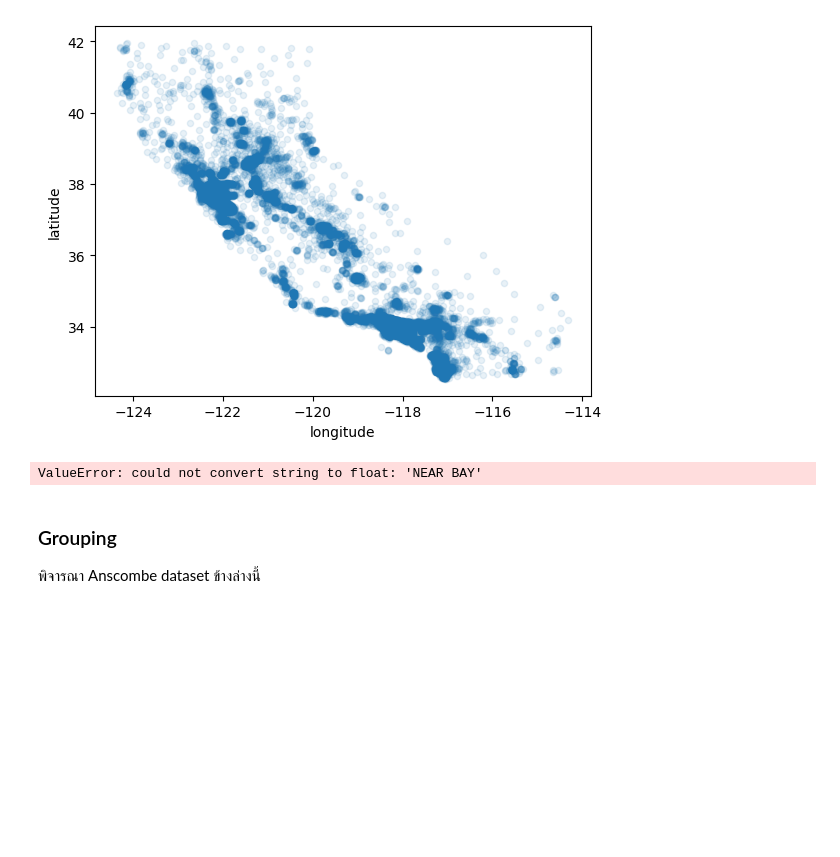
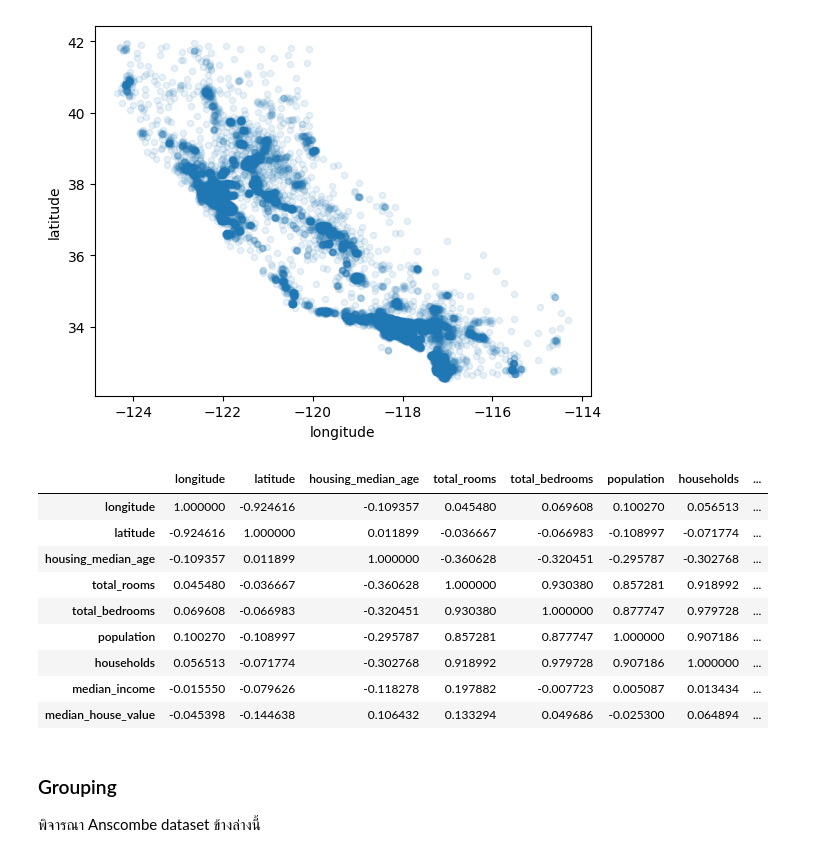
Before and after one commit to napol-boonthong-660510539/Statistical-Learning-Labs, a Jupyter notebook: Copy_of_229351_LAB01.ipynb, the cells around one changed output. Cells and saved outputs as stored; diff of their text form; code cells hidden in the pictures; blank space fills up the shorter version.

```diff
--- a/Copy_of_229351_LAB01.ipynb
+++ b/Copy_of_229351_LAB01.ipynb
@@ -316,11 +316,19 @@ housing.plot.scatter(x="longitude", y="latitude", alpha=0.1)
 <Axes: xlabel='longitude', ylabel='latitude'>
 [figure]
 # %%
-corr_matrix = housing.corr()
-
+corr_matrix = housing.iloc[: , :-1].corr()
 corr_matrix
 # %% [output]
-ValueError: could not convert string to float: 'NEAR BAY'
+|  | longitude | latitude | housing_median_age | total_rooms | total_bedrooms | population | households | ... |
+| longitude | 1.000000 | -0.924616 | -0.109357 | 0.045480 | 0.069608 | 0.100270 | 0.056513 | ... |
+| latitude | -0.924616 | 1.000000 | 0.011899 | -0.036667 | -0.066983 | -0.108997 | -0.071774 | ... |
+| housing_median_age | -0.109357 | 0.011899 | 1.000000 | -0.360628 | -0.320451 | -0.295787 | -0.302768 | ... |
+| total_rooms | 0.045480 | -0.036667 | -0.360628 | 1.000000 | 0.930380 | 0.857281 | 0.918992 | ... |
+| total_bedrooms | 0.069608 | -0.066983 | -0.320451 | 0.930380 | 1.000000 | 0.877747 | 0.979728 | ... |
+| population | 0.100270 | -0.108997 | -0.295787 | 0.857281 | 0.877747 | 1.000000 | 0.907186 | ... |
+| households | 0.056513 | -0.071774 | -0.302768 | 0.918992 | 0.979728 | 0.907186 | 1.000000 | ... |
+| median_income | -0.015550 | -0.079626 | -0.118278 | 0.197882 | -0.007723 | 0.005087 | 0.013434 | ... |
+| median_house_value | -0.045398 | -0.144638 | 0.106432 | 0.133294 | 0.049686 | -0.025300 | 0.064894 | ... |
 # %% [markdown]
 ### Grouping
 
```
